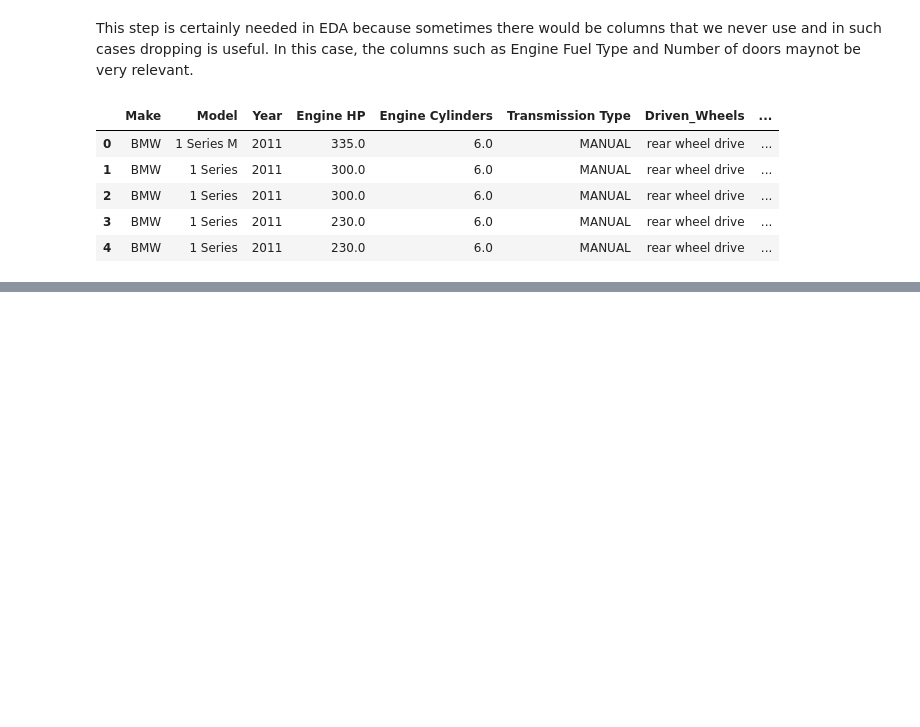
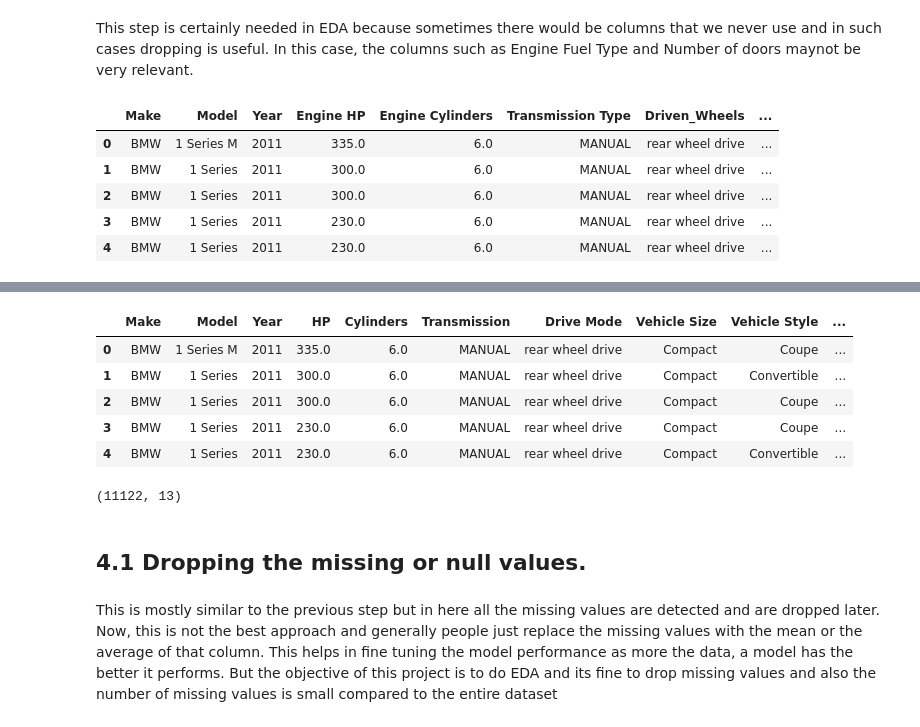
Before and after one commit to malinenimaurya/Data-Science-notebooks, a Jupyter notebook: Exploratory_data_analysis_cars.ipynb, the cells around one changed output, grey strips where cells are left out. Drawn from its saved outputs; the diff is of its cells as text; code cells hidden in the pictures; blank space fills up the shorter version.

```diff
--- a/Exploratory_data_analysis_cars.ipynb
+++ b/Exploratory_data_analysis_cars.ipynb
@@ -113,0 +141,18 @@ df.head(5)
+# %%
+df = df.drop_duplicates()
+df.head(5)
+# %% [output]
+|  | Make | Model | Year | HP | Cylinders | Transmission | Drive Mode | Vehicle Size | Vehicle Style | ... |
+| 0 | BMW | 1 Series M | 2011 | 335.0 | 6.0 | MANUAL | rear wheel drive | Compact | Coupe | ... |
+| 1 | BMW | 1 Series | 2011 | 300.0 | 6.0 | MANUAL | rear wheel drive | Compact | Convertible | ... |
+| 2 | BMW | 1 Series | 2011 | 300.0 | 6.0 | MANUAL | rear wheel drive | Compact | Coupe | ... |
+| 3 | BMW | 1 Series | 2011 | 230.0 | 6.0 | MANUAL | rear wheel drive | Compact | Coupe | ... |
+| 4 | BMW | 1 Series | 2011 | 230.0 | 6.0 | MANUAL | rear wheel drive | Compact | Convertible | ... |
+# %%
+df.shape
+# %% [output]
+(11122, 13)
+# %% [markdown]
+## 4.1 Dropping the missing or null values.
+# %% [markdown]
+This is mostly similar to the previous step but in here all the missing values are detected and are dropped later. Now, this is not the best approach and generally people just replace the missing values with the mean or the average of that column. This helps in fine tuning the model performance as more the data, a model has the better it performs. But the objective of this project is to do EDA and its fine to drop missing values and also the number of missing values is small compared to the entire dataset
```
Also changed, not shown: parts of 13 cells of this notebook.
